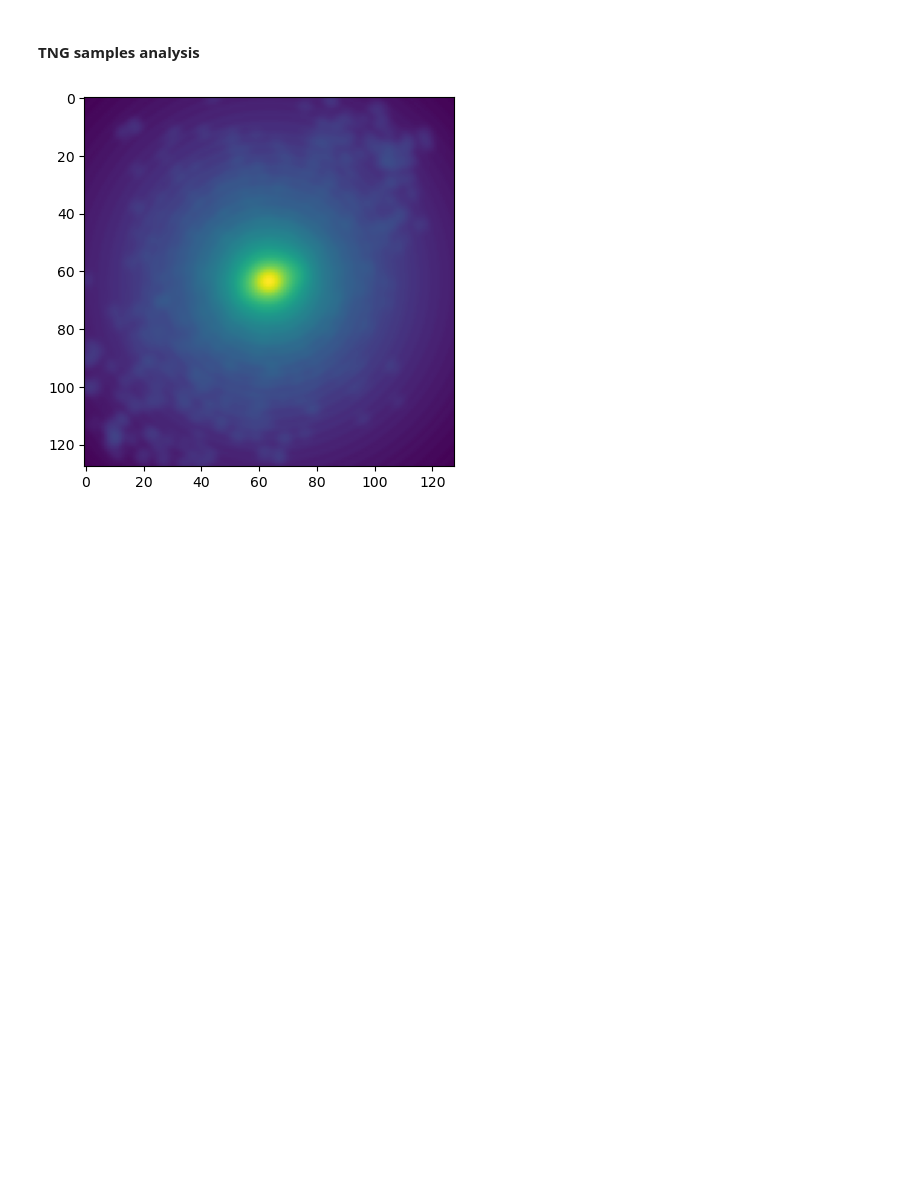
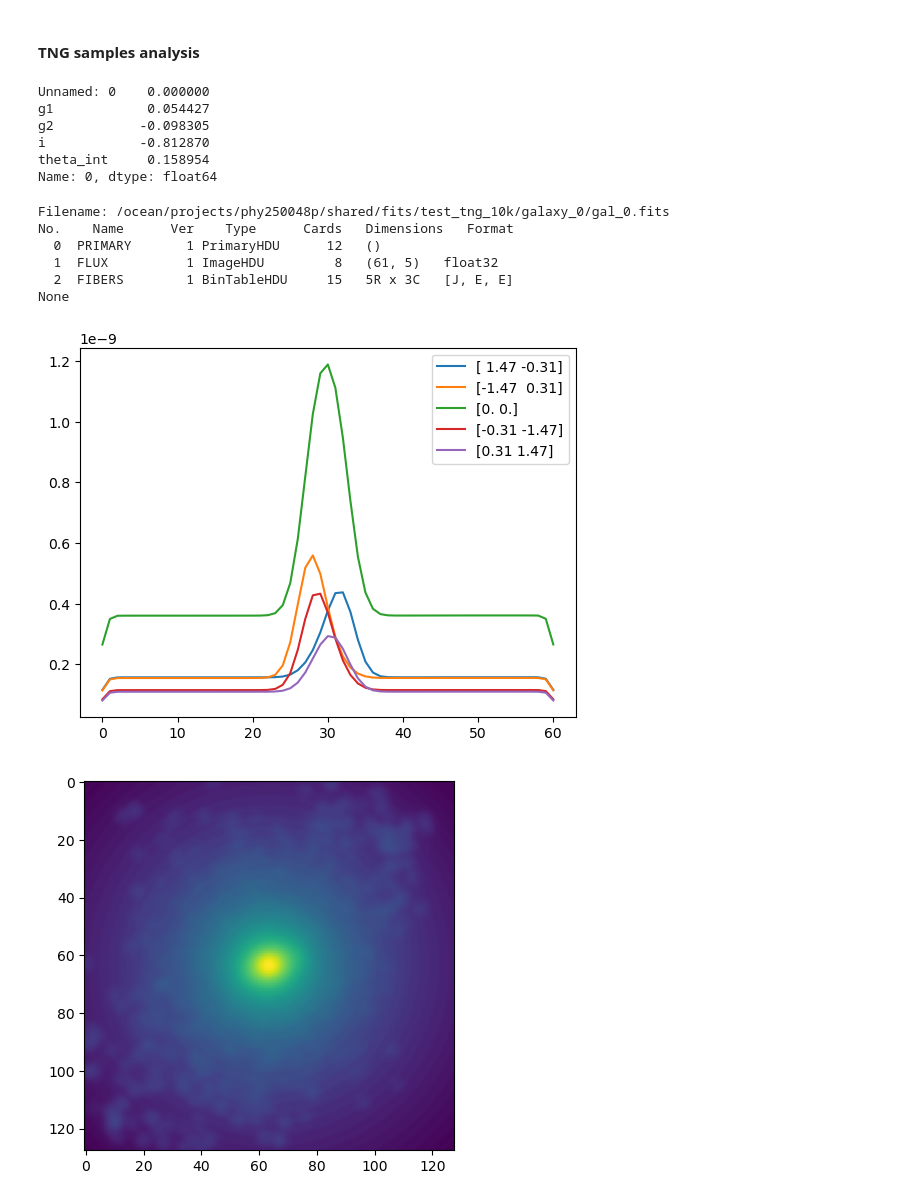
Before and after one commit to KinematicLensing/kl-nn, a Jupyter notebook: data_generate/notebooks/test_training_data.ipynb, the cells around one changed output. Drawn from its saved outputs; the diff is of its cells as text; code cells hidden in the pictures; blank space fills up the shorter version.

```diff
--- a/data_generate/notebooks/test_training_data.ipynb
+++ b/data_generate/notebooks/test_training_data.ipynb
@@ -97,5 +97,6 @@ plt.savefig(join(fig_dir, 'data/fiber_placement_U_good.jpg'), dpi=300)
 # %% [markdown]
 #### TNG samples analysis
 # %%
-temp_dir = '/ocean/projects/phy250048p/shared/fits/tng_test/part_1/'
+temp_dir = '/ocean/projects/phy250048p/shared/fits/test_tng_10k/galaxy_0/'
+samp_dir = '/ocean/projects/phy250048p/shared/samples/samples_tng_10k_0.csv'
 anim_dir = '/ocean/projects/phy250048p/shared/anim/'
@@ -102,10 +105,32 @@ anim_dir = '/ocean/projects/phy250048p/shared/anim/'
+# %%
+samples.iloc[0]
+# %% [output]
+Unnamed: 0    0.000000
+g1            0.054427
+g2           -0.098305
+i            -0.812870
+theta_int     0.158954
+Name: 0, dtype: float64
 # %%
-imgs = []
-spec_center = []
-for i in range(8):
-    with fits.open(join(temp_dir, f'gal_{i+1}.fits')) as hdu:
-        imgs.append(hdu[4].data)
-        spec_center.append(hdu[3].data)
+with fits.open(join(temp_dir, f'gal_0.fits')) as hdu:
+    print(hdu.info())
+    specs = hdu[1].data
+    fib = hdu[2].data
+# %% [output]
+Filename: /ocean/projects/phy250048p/shared/fits/test_tng_10k/galaxy_0/gal_0.fits
+No.    Name      Ver    Type      Cards   Dimensions   Format
+  0  PRIMARY       1 PrimaryHDU      12   ()
+  1  FLUX          1 ImageHDU         8   (61, 5)   float32
+  2  FIBERS        1 BinTableHDU     15   5R x 3C   [J, E, E]
+None
+# %%
+for i in range(5):
+    plt.plot(specs[i], label=f'{np.round(list(fib[i])[1:], 2)}')
+
+plt.legend()
+plt.show()
+# %% [output]
+[figure, added]
 # %%
 fig, ax = plt.subplots()
 ims = []
```
Also changed, not shown: parts of 1 cell of this notebook, 15 other files.
